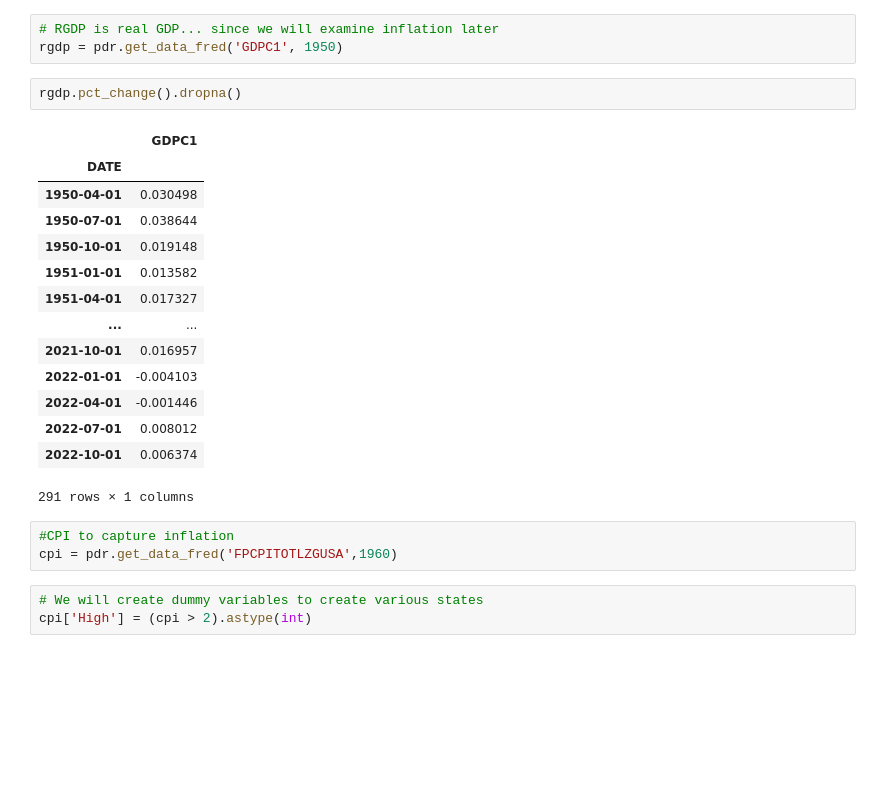
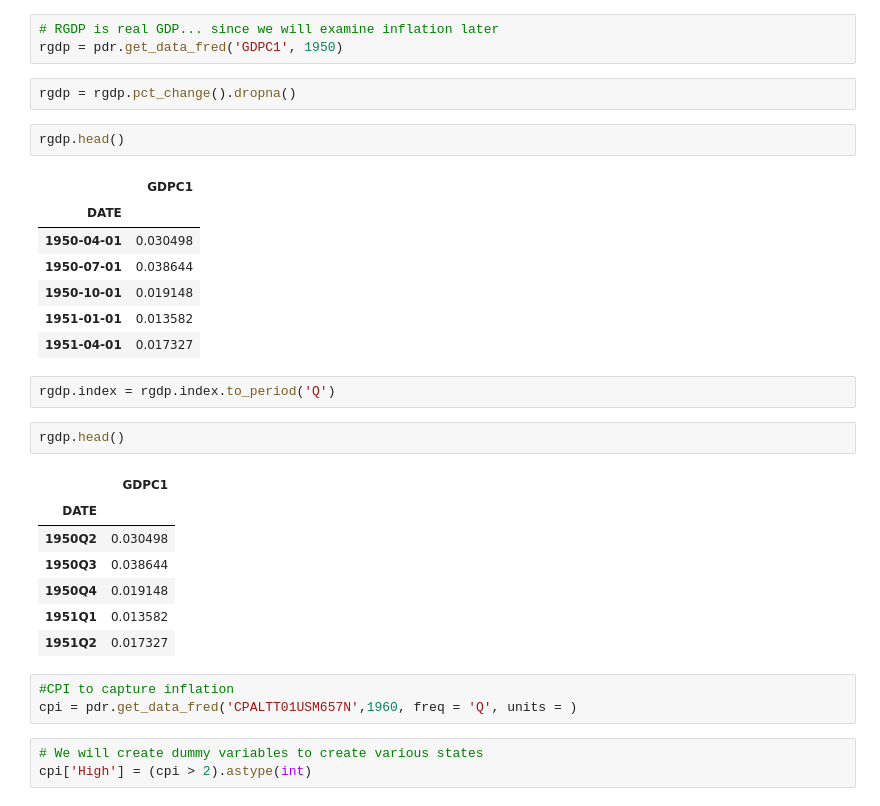
Before and after one commit to vargopal/stockMarket, a Jupyter notebook: F455_project.ipynb, the cells around one changed output. Saved outputs shown, nothing was run; the diff lists cells and outputs as text; blank space fills up the shorter version.

```diff
--- a/F455_project.ipynb
+++ b/F455_project.ipynb
@@ -116,25 +124,32 @@ First, let us use the common models and then we can use some of the proxies late
 # RGDP is real GDP... since we will examine inflation later
 rgdp = pdr.get_data_fred('GDPC1', 1950)
 # %%
-rgdp.pct_change().dropna()
+rgdp = rgdp.pct_change().dropna()
-# %% [output]
-|  | GDPC1 |
-| DATE |  |
-| 1950-04-01 | 0.030498 |
-| 1950-07-01 | 0.038644 |
-| 1950-10-01 | 0.019148 |
-| 1951-01-01 | 0.013582 |
-| 1951-04-01 | 0.017327 |
-| ... | ... |
-| 2021-10-01 | 0.016957 |
-| 2022-01-01 | -0.004103 |
-| 2022-04-01 | -0.001446 |
-| 2022-07-01 | 0.008012 |
-| 2022-10-01 | 0.006374 |
-291 rows × 1 columns
+# %%
+rgdp.head()
+# %% [output]
+|  | GDPC1 |
+| DATE |  |
+| 1950-04-01 | 0.030498 |
+| 1950-07-01 | 0.038644 |
+| 1950-10-01 | 0.019148 |
+| 1951-01-01 | 0.013582 |
+| 1951-04-01 | 0.017327 |
+# %%
+rgdp.index = rgdp.index.to_period('Q')
+# %%
+rgdp.head()
+# %% [output]
+|  | GDPC1 |
+| DATE |  |
+| 1950Q2 | 0.030498 |
+| 1950Q3 | 0.038644 |
+| 1950Q4 | 0.019148 |
+| 1951Q1 | 0.013582 |
+| 1951Q2 | 0.017327 |
 # %%
 #CPI to capture inflation
-cpi = pdr.get_data_fred('FPCPITOTLZGUSA',1960)
+cpi = pdr.get_data_fred('CPALTT01USM657N',1960, freq = 'Q', units = )
 # %%
 # We will create dummy variables to create various states
 cpi['High'] = (cpi > 2).astype(int)
```
Also changed, not shown: parts of 9 cells of this notebook.
